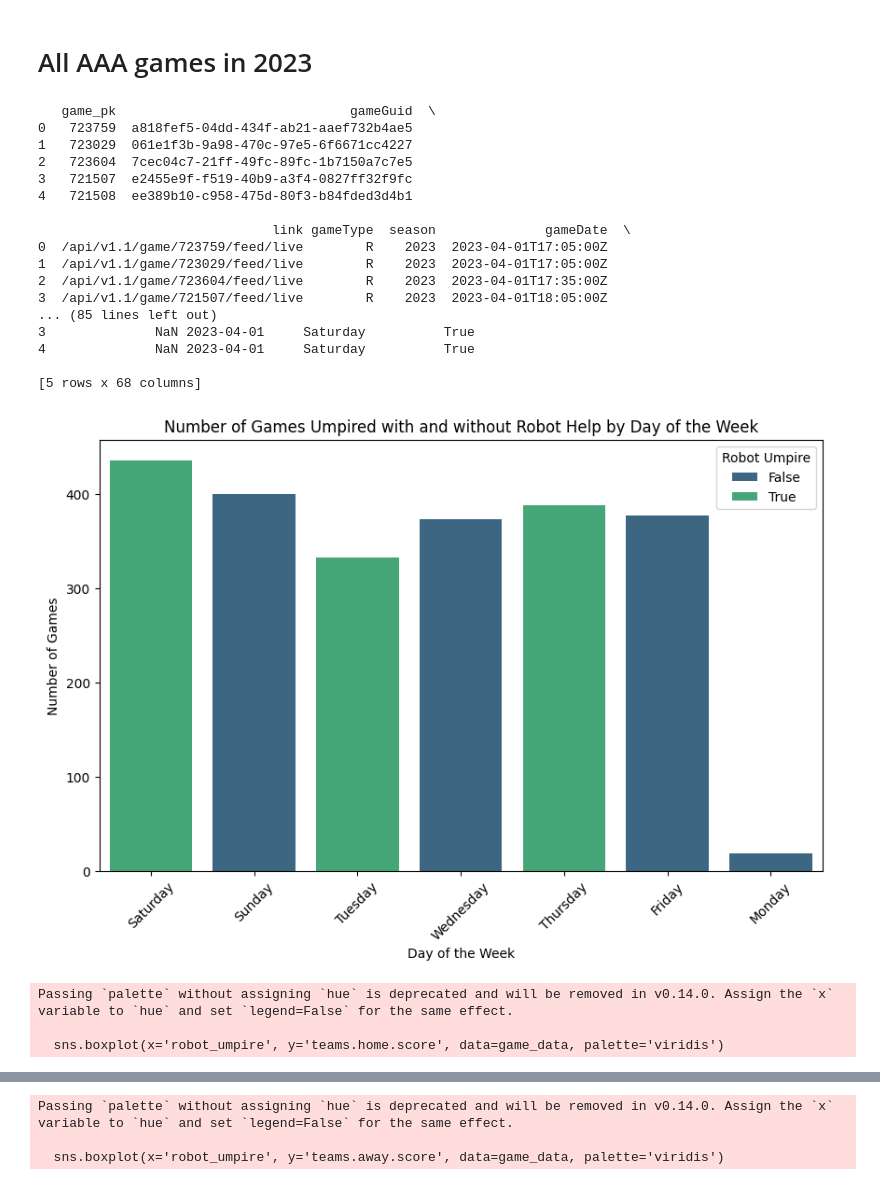
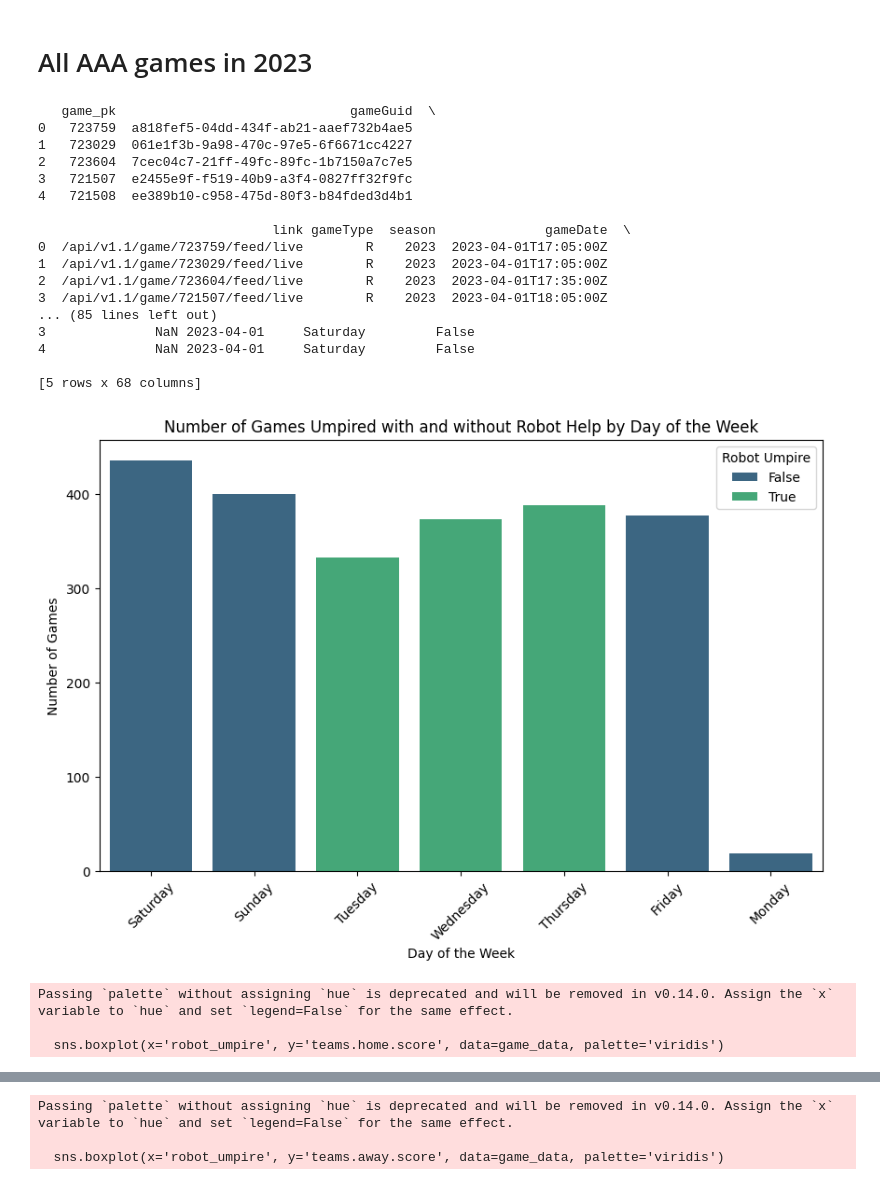
Before and after one commit to RonitGandhi/Robo-Baseball-Umpries, a Jupyter notebook: Robotic_Umprires.ipynb, the cells around one changed output, grey strips where cells are left out. Cells and saved outputs as stored; diff of their text form; code cells hidden in the pictures.

```diff
--- a/Robotic_Umprires.ipynb
+++ b/Robotic_Umprires.ipynb
@@ -308,13 +308,10 @@ print(game_data.columns)
 # Add a column to indicate if the game was umpired with robot help
 game_data['game_date'] = pd.to_datetime(game_data['officialDate'])
 game_data['day_of_week'] = game_data['game_date'].dt.day_name()
-game_data['robot_umpire'] = game_data['day_of_week'].isin(['Tuesday', 'Thursday', 'Saturday'])
+game_data['robot_umpire'] = game_data['day_of_week'].isin(['Tuesday', 'Wednesday', 'Thursday'])
 
 # Display the first few rows of the updated dataframe
 print(game_data.head())
-
-# Save the updated data to a new CSV file
-game_data.to_csv('aaa_games_2023_updated.csv', index=False)
 
 # Plot the distribution of games umpired with and without robot help
 plt.figure(figsize=(10, 6))
@@ -339,36 +336,36 @@ sns.boxplot(x='robot_umpire', y='teams.away.score', data=game_data, palette='vir
 plt.title('Runs Scored in Games Umpired with and without Robot Help (Away)')
 plt.xlabel('Robot Umpire')
 plt.ylabel('Away Runs Scored')
 plt.show()
 
 # Scatter plot of total runs vs. home runs in games umpired with and without robot help
 game_data['total_runs'] = game_data['teams.home.score'] + game_data['teams.away.score']
 plt.figure(figsize=(12, 6))
 sns.scatterplot(x='total_runs', y='teams.home.score', hue='robot_umpire', data=game_data, palette='deep')
 plt.title('Total Runs vs. Home Runs in Games Umpired with and without Robot Help')
 plt.xlabel('Total Runs')
 plt.ylabel('Home Runs')
 plt.legend(title='Robot Umpire')
 plt.show()
 # %% [output]
    game_pk                              gameGuid  \
 0   723759  a818fef5-04dd-434f-ab21-aaef732b4ae5
 1   723029  061e1f3b-9a98-470c-97e5-6f6671cc4227
 2   723604  7cec04c7-21ff-49fc-89fc-1b7150a7c7e5
 3   721507  e2455e9f-f519-40b9-a3f4-0827ff32f9fc
 4   721508  ee389b10-c958-475d-80f3-b84fded3d4b1
 
                               link gameType  season              gameDate  \
 0  /api/v1.1/game/723759/feed/live        R    2023  2023-04-01T17:05:00Z
 1  /api/v1.1/game/723029/feed/live        R    2023  2023-04-01T17:05:00Z
 2  /api/v1.1/game/723604/feed/live        R    2023  2023-04-01T17:35:00Z
 3  /api/v1.1/game/721507/feed/live        R    2023  2023-04-01T18:05:00Z
 ... (85 lines left out)
-3              NaN 2023-04-01     Saturday          True
-4              NaN 2023-04-01     Saturday          True
+3              NaN 2023-04-01     Saturday         False
+4              NaN 2023-04-01     Saturday         False
 
 [5 rows x 68 columns]
-[figure, old version]
+[figure, new version]
 Passing `palette` without assigning `hue` is deprecated and will be removed in v0.14.0. Assign the `x` variable to `hue` and set `legend=False` for the same effect.
 
   sns.boxplot(x='robot_umpire', y='teams.home.score', data=game_data, palette='viridis')
```
Also changed, not shown: parts of 4 cells of this notebook.
